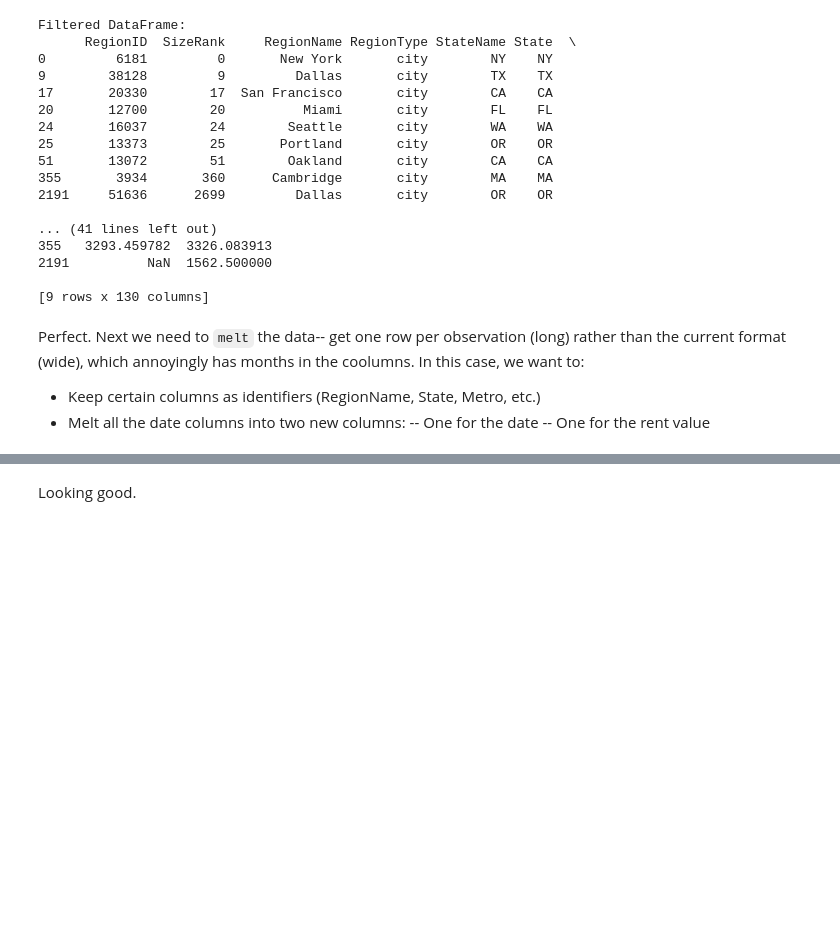
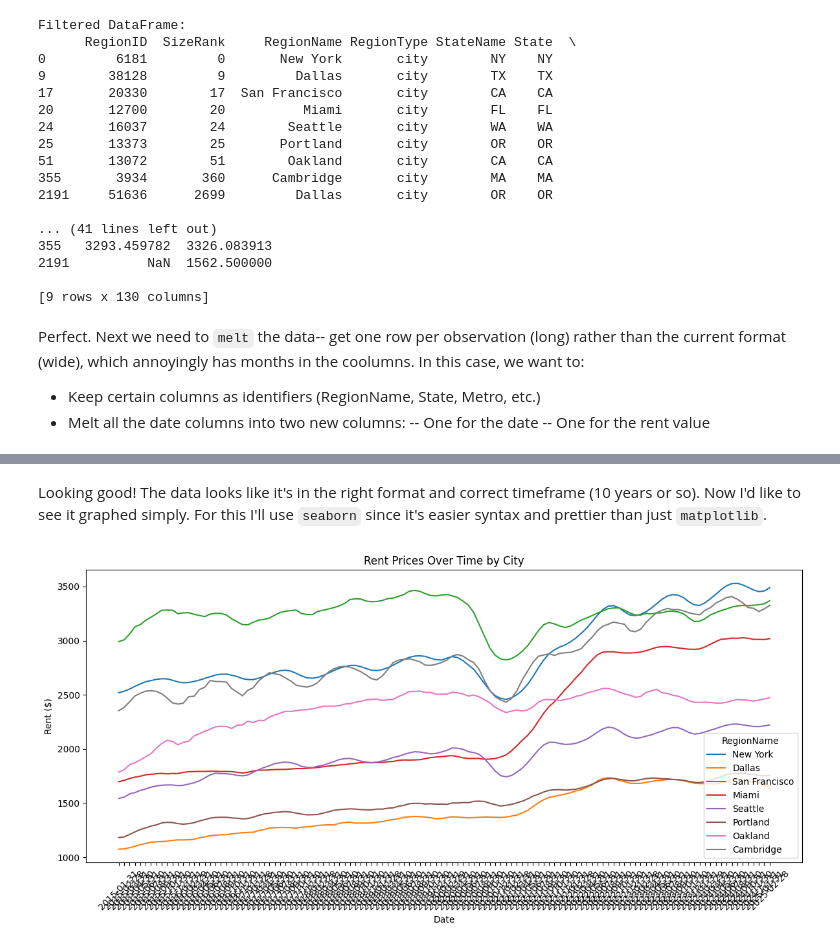
Before and after one commit to bourqui/rent-affordability-over-time, a Jupyter notebook: affordability notebook.ipynb, the cells around one changed output, grey strips where cells are left out. Drawn from its saved outputs; the diff is of its cells as text; code cells hidden in the pictures; blank space fills up the shorter version.

Commit message:
Enhance affordability notebook: add seaborn and matplotlib for data visualization, update execution counts, and improve plot formatting for rent prices over time by city.

```diff
--- a/affordability notebook.ipynb
+++ b/affordability notebook.ipynb
@@ -167,5 +190,22 @@ melted_df.head(10)
 | 7 | 3934 | 360 | Cambridge | city | MA | MA | Boston-Cambridge-Newton, MA-NH | Middlesex County | 2015-01-31 | 2353.489078 |
 | 8 | 51636 | 2699 | Dallas | city | OR | OR | Salem, OR | Polk County | 2015-01-31 | NaN |
 | 9 | 6181 | 0 | New York | city | NY | NY | New York-Newark-Jersey City, NY-N... | Queens County | 2015-02-28 | 2532.526220 |
-# %% [markdown]
-Looking good.
+# %% [markdown]
+Looking good! The data looks like it's in the right format and correct timeframe (10 years or so). Now I'd like to see it graphed simply. For this I'll use `seaborn` since it's easier syntax and prettier than just `matplotlib`.
+# %%
+# Create the line plot
+plt.figure(figsize=(12, 6))
+sns.lineplot(data=melted_df, x='Date', y='Rent', hue='RegionName')
+
+# Customize the plot
+plt.title('Rent Prices Over Time by City')
+plt.xticks(rotation=45)
+plt.ylabel('Rent ($)')
+
+# Adjust layout to prevent label cutoff
+plt.tight_layout()
+
+# Show the plot
+plt.show()
+# %% [output]
+[figure, added]
```
Also changed, not shown: parts of 4 cells of this notebook.
